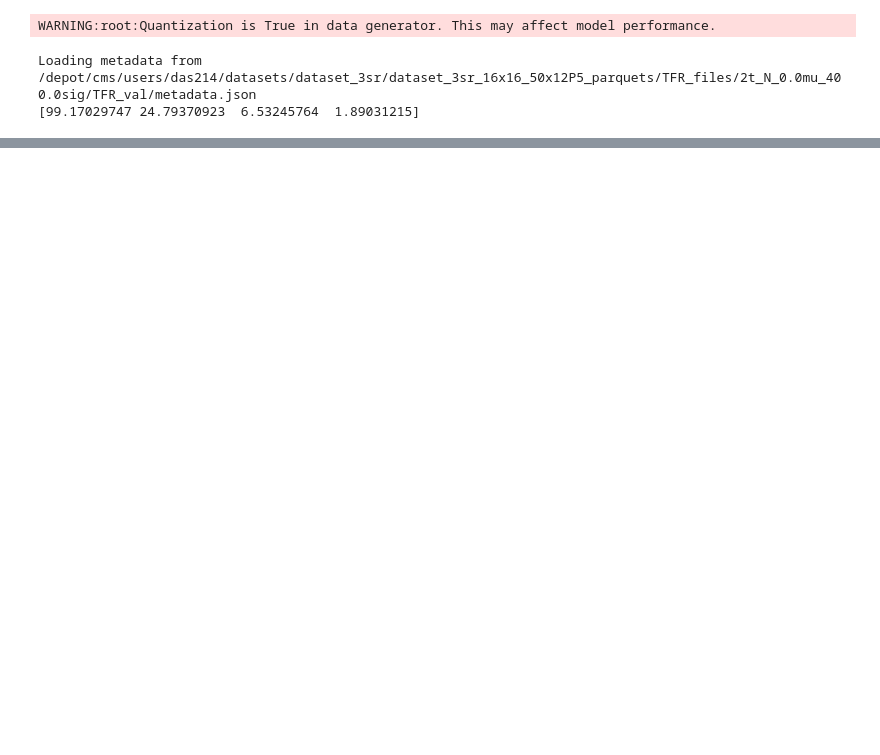
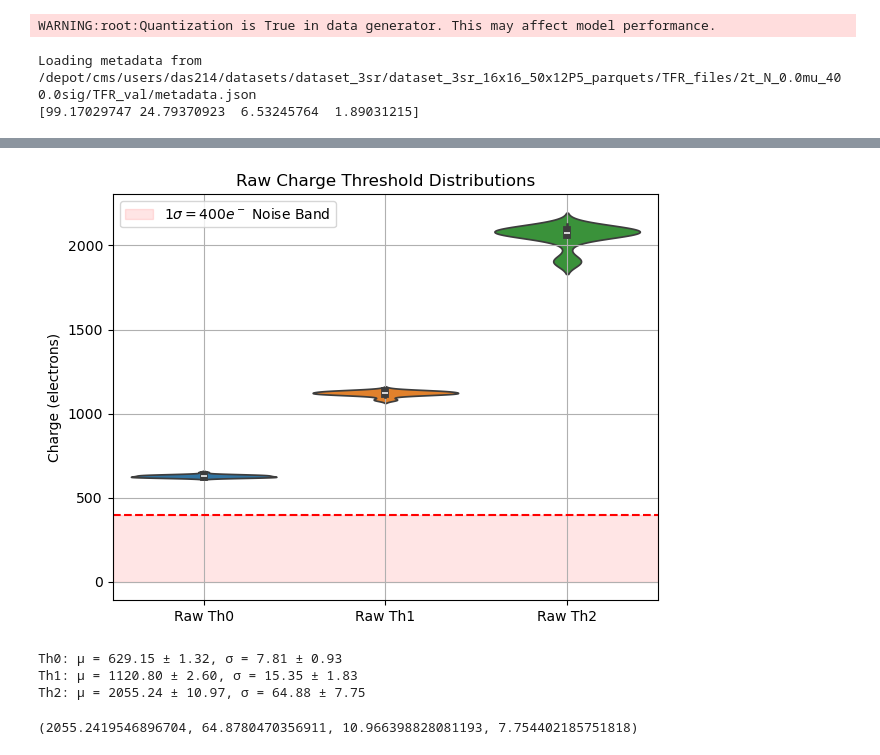
Before and after one commit to guptaharshul24/smart-pixels-ml, a Jupyter notebook: from_wgt_TF_stats.ipynb, the cells around one changed output, grey strips where cells are left out. Cells and saved outputs as stored; diff of their text form; code cells hidden in the pictures; blank space fills up the shorter version.

```diff
--- a/from_wgt_TF_stats.ipynb
+++ b/from_wgt_TF_stats.ipynb
@@ -424,0 +507,60 @@ plt.show()
+# %%
+import seaborn as sns
+
+sns.violinplot(data=[raw_th0, raw_th1, raw_th2])
+plt.axhspan(0, sigma_noise, color='red', alpha=0.1, label=r"$1\sigma=400e^-$ Noise Band")
+plt.axhline(sigma_noise, color='red', linestyle='--', linewidth=1.5)
+
+plt.xticks([0,1,2], ["Raw Th0", "Raw Th1", "Raw Th2"])
+plt.title("Raw Charge Threshold Distributions")
+plt.ylabel("Charge (electrons)")
+plt.grid(True)
+plt.tight_layout()
+plt.legend()
+plt.show()
+# %% [output]
+[figure, added]
+# %%
+from iminuit import Minuit
+
+# ── Log-likelihood for a Normal(μ, σ²) ─────────────────────────────
+def gaussian_nll(x, mu, sigma):
+    """Unbinned NLL for a Gaussian model."""
+    if sigma <= 0:
+        return np.inf          # keep optimisation in physical region
+    return 0.5 * np.sum(np.log(2.0 * np.pi * sigma**2) +
+                        ((x - mu) / sigma) ** 2)
+
+# ── Fit helper for any threshold array ─────────────────────────────
+def fit_gaussian_thresholds(values, label, color=None):
+    """
+    Fit a Gaussian to 'values' with iminuit and print μ±Δμ, σ±Δσ.
+    Optionally returns (μ, σ, Δμ, Δσ) for further use.
+    """
+    x = np.asarray(values, dtype=np.float64)
+
+    # Initial guesses via method-of-moments
+    mu0, sigma0 = x.mean(), x.std(ddof=0)
+
+    # Minuit fit
+    m = Minuit(lambda mu, sigma: gaussian_nll(x, mu, sigma),
+               mu=mu0, sigma=sigma0)
+    m.errordef = Minuit.LIKELIHOOD
+    m.limits["sigma"] = (1e-9, None)   # constrain σ > 0
+    m.migrad(); m.hesse()
+    mu, sigma = m.values["mu"], m.values["sigma"]
+    dmu, dsigma = m.errors["mu"], m.errors["sigma"]
+
+    print(f"{label}: μ = {mu:.2f} ± {dmu:.2f}, "
+          f"σ = {sigma:.2f} ± {dsigma:.2f}")
+
+    return mu, sigma, dmu, dsigma
+
+fit_gaussian_thresholds(raw_th0, "Th0")
+fit_gaussian_thresholds(raw_th1, "Th1")
+fit_gaussian_thresholds(raw_th2, "Th2")
+# %% [output]
+Th0: μ = 629.15 ± 1.32, σ = 7.81 ± 0.93
+Th1: μ = 1120.80 ± 2.60, σ = 15.35 ± 1.83
+Th2: μ = 2055.24 ± 10.97, σ = 64.88 ± 7.75
+(2055.2419546896704, 64.8780470356911, 10.966398828081193, 7.754402185751818)
```
Also changed, not shown: parts of 28 cells of this notebook, 3 other files.
